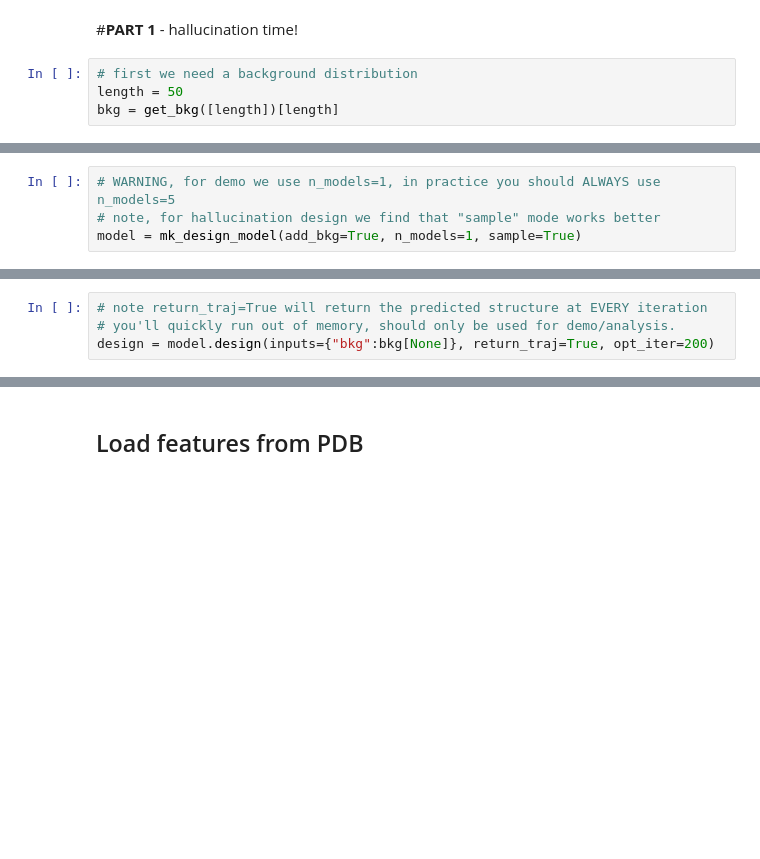
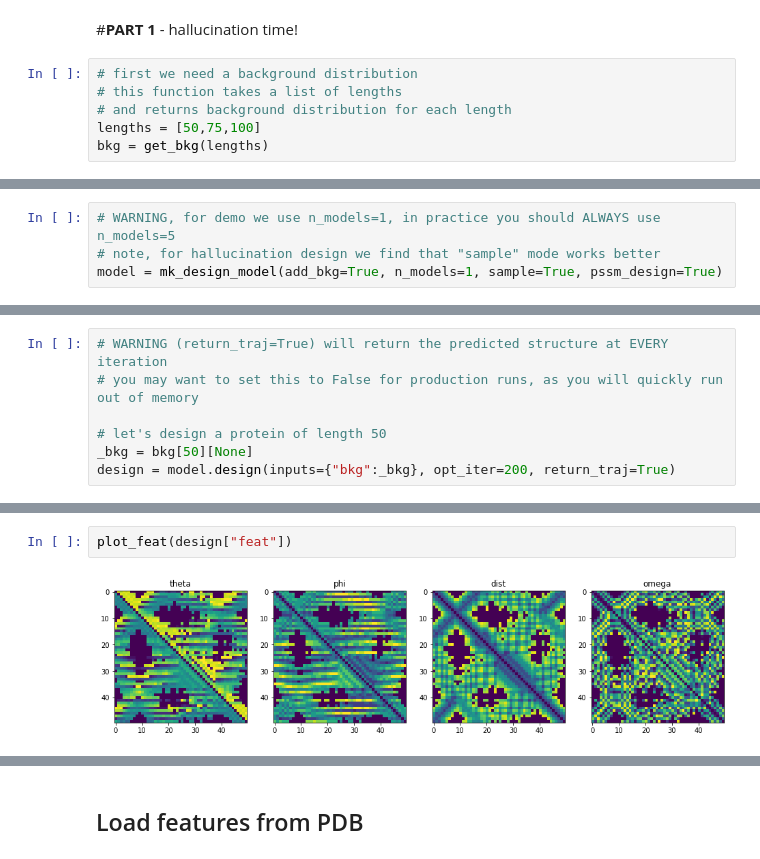
Before and after one commit to gjoni/trDesign, a Jupyter notebook: 02-GD/notebooks/TrDesign_GD_demo.ipynb, the cells around one changed output, grey strips where cells are left out. Cells and saved outputs as stored; diff of their text form; blank space fills up the shorter version.

```diff
--- a/02-GD/notebooks/TrDesign_GD_demo.ipynb
+++ b/02-GD/notebooks/TrDesign_GD_demo.ipynb
@@ -67,5 +72,7 @@ def get_pdb(design,pdb_filename="out.pdb"):
 #**PART 1** - hallucination time!
 # %%
 # first we need a background distribution
-length = 50
-bkg = get_bkg([length])[length]
+# this function takes a list of lengths
+# and returns background distribution for each length
+lengths = [50,75,100]
+bkg = get_bkg(lengths)
@@ -76,5 +84,5 @@ plot_feat(bkg)
 # %%
 # WARNING, for demo we use n_models=1, in practice you should ALWAYS use n_models=5
 # note, for hallucination design we find that "sample" mode works better
-model = mk_design_model(add_bkg=True, n_models=1, sample=True)
+model = mk_design_model(add_bkg=True, n_models=1, sample=True, pssm_design=True)
 # %% [output]
@@ -82,7 +90,10 @@ mode: single sequence design
 loading model: xaa
 The loss function is composed of the following: ['bkg']
 # %%
-# note return_traj=True will return the predicted structure at EVERY iteration
-# you'll quickly run out of memory, should only be used for demo/analysis.
-design = model.design(inputs={"bkg":bkg[None]}, return_traj=True, opt_iter=200)
+# WARNING (return_traj=True) will return the predicted structure at EVERY iteration
+# you may want to set this to False for production runs, as you will quickly run out of memory
+
+# let's design a protein of length 50
+_bkg = bkg[50][None]
+design = model.design(inputs={"bkg":_bkg}, opt_iter=200, return_traj=True)
 # %% [output]
@@ -105,0 +117,4 @@ FINAL loss:{'bkg':-1.3450824}
+# %%
+plot_feat(design["feat"])
+# %% [output]
+[figure, added]
```
Also changed, not shown: parts of 23 cells of this notebook.
